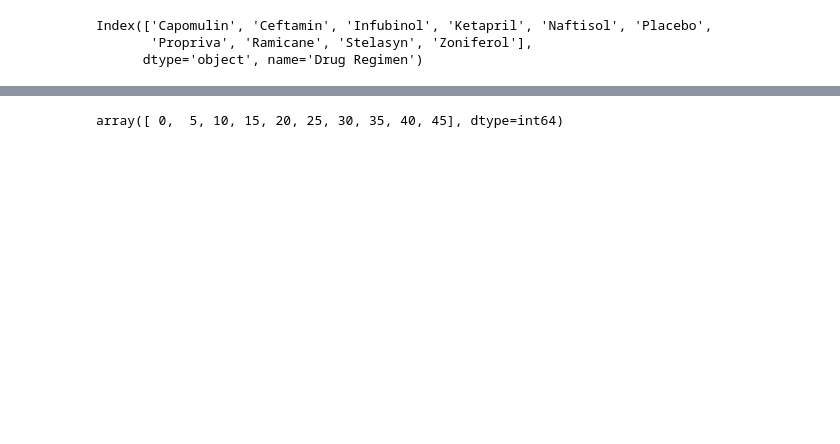
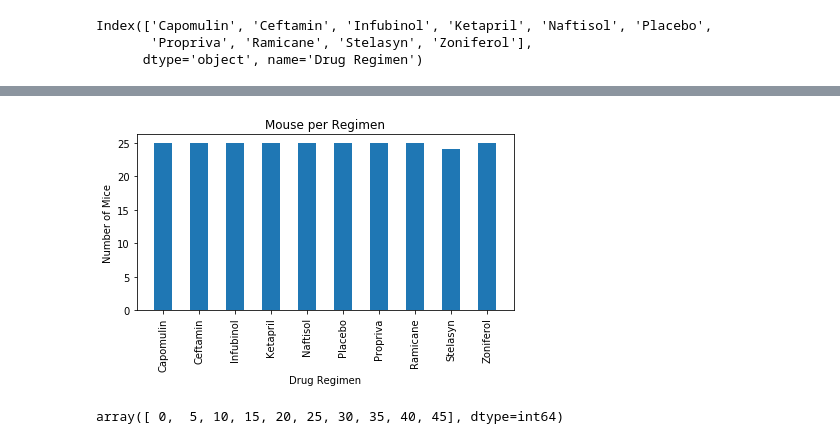
Before and after one commit to sigkarmoil/Matplotlib-Challenges, a Jupyter notebook: Pymaceuticals/pymaceuticals_starter.ipynb, the cells around one changed output, grey strips where cells are left out. Saved outputs shown, nothing was run; the diff lists cells and outputs as text; code cells hidden in the pictures; blank space fills up the shorter version.

```diff
--- a/Pymaceuticals/pymaceuticals_starter.ipynb
+++ b/Pymaceuticals/pymaceuticals_starter.ipynb
@@ -130,10 +119,11 @@ Index(['Capomulin', 'Ceftamin', 'Infubinol', 'Ketapril', 'Naftisol', 'Placebo',
       dtype='object', name='Drug Regimen')
 # %%
 # Generate a bar plot showing the number of mice per time point for each treatment throughout the course of the study using pyplot.
-bar_plot = plt.bar(mouse_name, height = count_mouse)
+bar_plot = plt.bar(mouse_name, height = count_mouse, width= 0.5)
 
 
 plt.xlabel("Drug Regimen")
+plt.xticks(rotation = 90)
 plt.ylabel("Number of Mice")
 plt.title("Mouse per Regimen")
 plt.tight_layout()
@@ -143,3 +131,4 @@ plt.tight_layout()
+[figure, added]
 # %%
 #Finding out unique name of drugs
 unique_regiments = cleaned_df["Drug Regimen"].unique()
```
Also changed, not shown: parts of 19 cells of this notebook.
